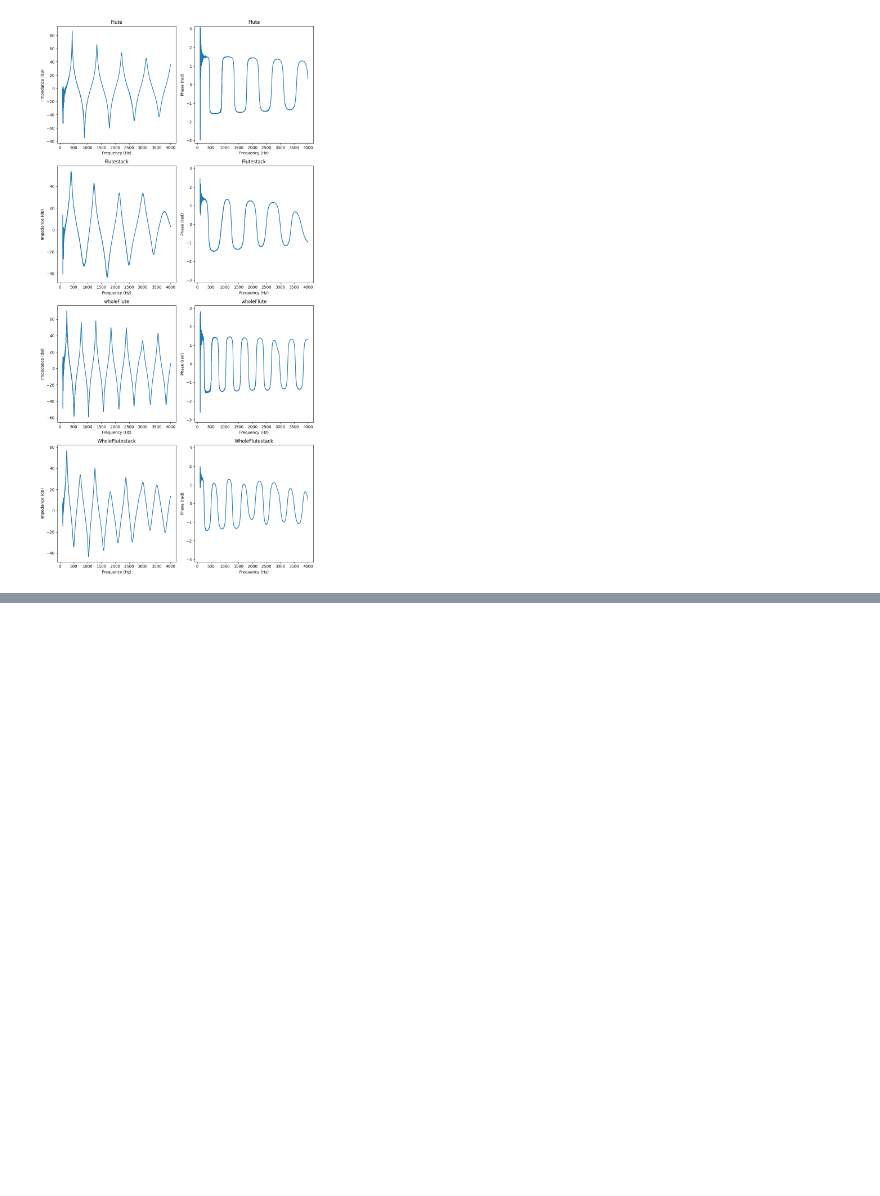
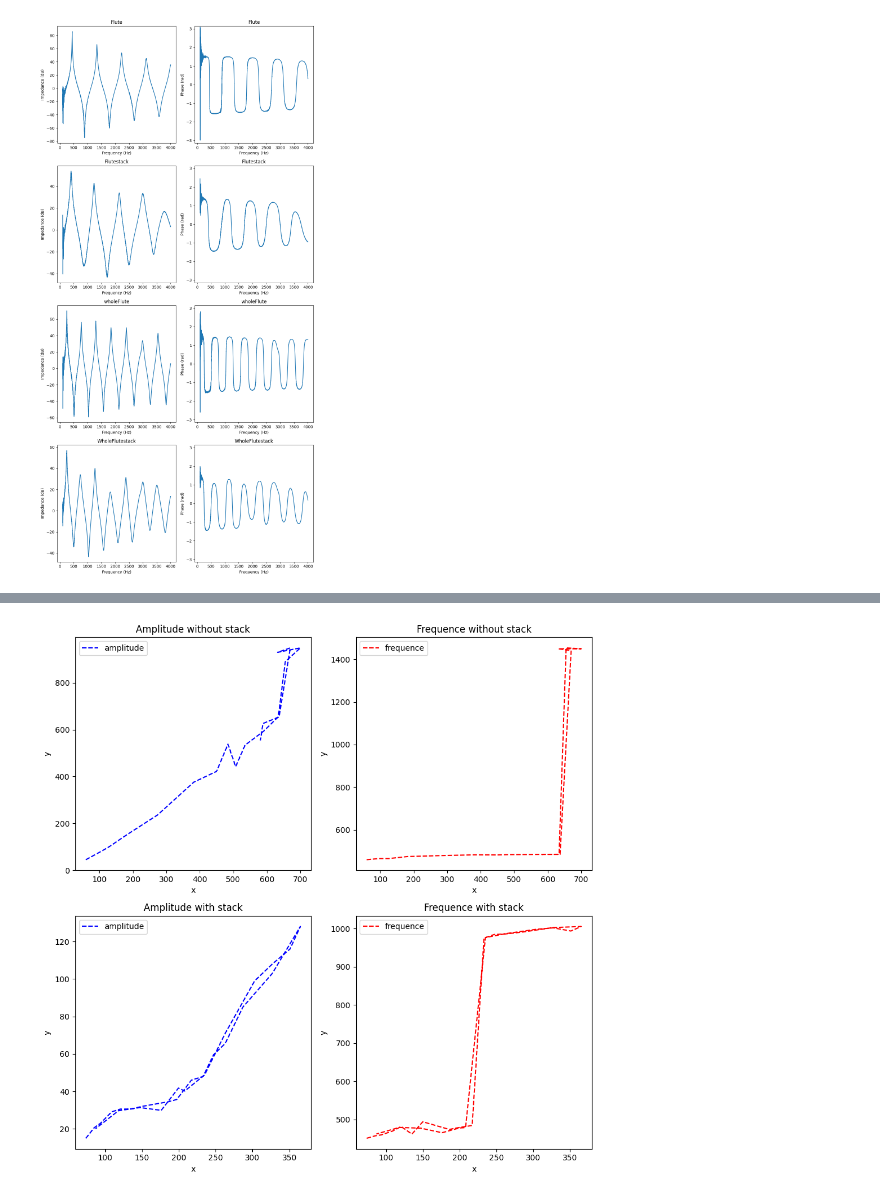
Before and after one commit to kjle/Acoustique-Musicale-TP, a Jupyter notebook: vent/data_analyse.ipynb, the cells around one changed output, grey strips where cells are left out. Saved outputs shown, nothing was run; the diff lists cells and outputs as text; code cells hidden in the pictures; blank space fills up the shorter version.

```diff
--- a/vent/data_analyse.ipynb
+++ b/vent/data_analyse.ipynb
@@ -43,0 +68,51 @@ plt.show()
+# %%
+import numpy as np
+import matplotlib.pyplot as plt
+with_stack_path = "./data/bifurcation_mesure/bifurcation_data_with_stack.csv"
+with_stack_data = np.genfromtxt(with_stack_path, delimiter=";").T
+with_stack_pressure = with_stack_data[0]
+with_stack_ampls = with_stack_data[1]
+with_stack_freqs = with_stack_data[2]
+
+
+without_stack_path = "./data/bifurcation_mesure/bifurcation_data_without_stack.csv"
+without_stack_data = np.genfromtxt(without_stack_path, delimiter=";").T
+without_stack_pressure = without_stack_data[0]
+without_stack_ampls = without_stack_data[1]
+without_stack_freqs = without_stack_data[2]
+
+fig, axes = plt.subplots(2, 2, figsize=(10, 10))  # 1 row, 2 columns
+
+# Left plot
+axes[0,0].plot(without_stack_pressure, without_stack_ampls, '--', label='amplitude', color='blue')
+axes[0,0].set_title('Amplitude without stack')
+axes[0,0].set_xlabel('x')
+axes[0,0].set_ylabel('y')
+axes[0,0].legend()
+
+# Right plot
+axes[0,1].plot(without_stack_pressure, without_stack_freqs, '--', label='frequence', color='red')
+axes[0,1].set_title('Frequence without stack')
+axes[0,1].set_xlabel('x')
+axes[0,1].set_ylabel('y')
+axes[0,1].legend()
+
+# Left plot
+axes[1,0].plot(with_stack_pressure, with_stack_ampls, '--', label='amplitude', color='blue')
+axes[1,0].set_title('Amplitude with stack')
+axes[1,0].set_xlabel('x')
+axes[1,0].set_ylabel('y')
+axes[1,0].legend()
+
+# Right plot
+axes[1,1].plot(with_stack_pressure, with_stack_freqs, '--', label='frequence', color='red')
+axes[1,1].set_title('Frequence with stack')
+axes[1,1].set_xlabel('x')
+axes[1,1].set_ylabel('y')
+axes[1,1].legend()
+
+# Adjust layout
+plt.tight_layout()
+plt.show()
+# %% [output]
+[figure, added]
```
Also changed, not shown: parts of 4 cells of this notebook, 6 other files.
